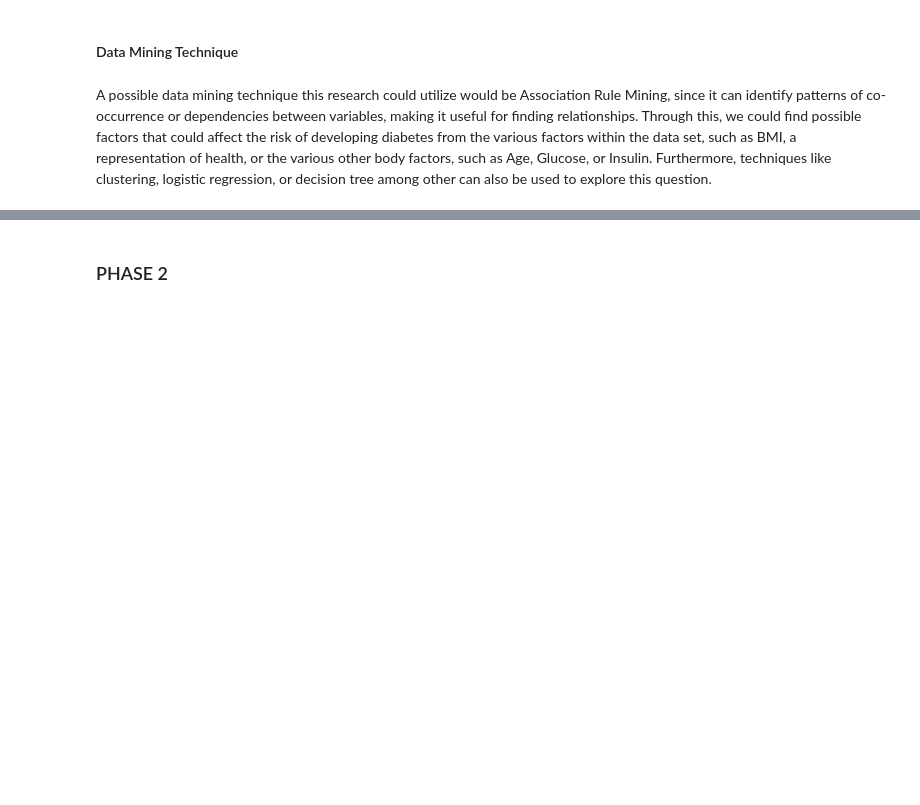
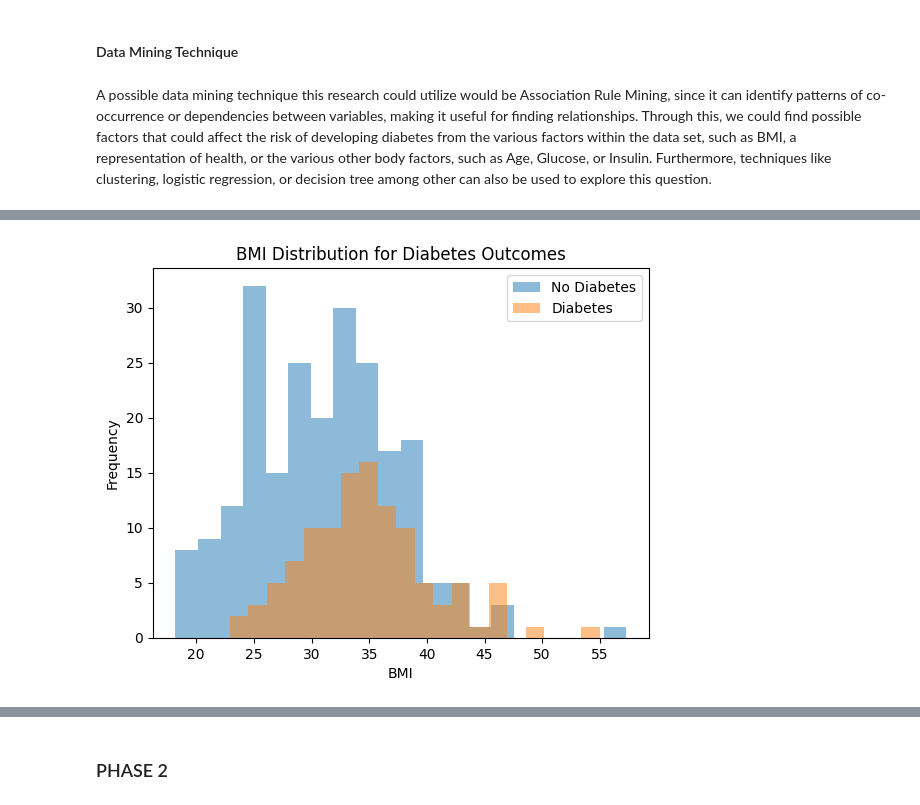
Before and after one commit to houin679/CSMODELPROJECT, a Jupyter notebook: MCO1_CSMODEL.ipynb, the cells around one changed output, grey strips where cells are left out. Drawn from its saved outputs; the diff is of its cells as text; code cells hidden in the pictures; blank space fills up the shorter version.

```diff
--- a/MCO1_CSMODEL.ipynb
+++ b/MCO1_CSMODEL.ipynb
@@ -906,0 +915,4 @@ A possible data mining technique this research could utilize would be Associatio
+# %%
+# Creates a fresh dataframe starting at the index 0
+SI_df = df[['Pregnancies', 'BMI', 'Outcome']].copy().reset_index(drop=True)
+SI_df
@@ -906,0 +935,4 @@ A possible data mining technique this research could utilize would be Associatio
+# %%
+# Filters the pregnant women
+PW_df = SI_df[SI_df['Pregnancies'] >= 1].copy().reset_index(drop=True)
+PW_df
@@ -906,0 +953,11 @@ A possible data mining technique this research could utilize would be Associatio
+# %%
+plt.hist(PW_df[PW_df['Outcome'] == 0]['BMI'], alpha=0.5, label='No Diabetes', bins=20)
+plt.hist(PW_df[PW_df['Outcome'] == 1]['BMI'], alpha=0.5, label='Diabetes', bins=20)
+
+plt.xlabel('BMI')
+plt.ylabel('Frequency')
+plt.legend()
+plt.title('BMI Distribution for Diabetes Outcomes')
+plt.show()
+# %% [output]
+[figure, added]
```
Also changed, not shown: parts of 14 cells of this notebook.
